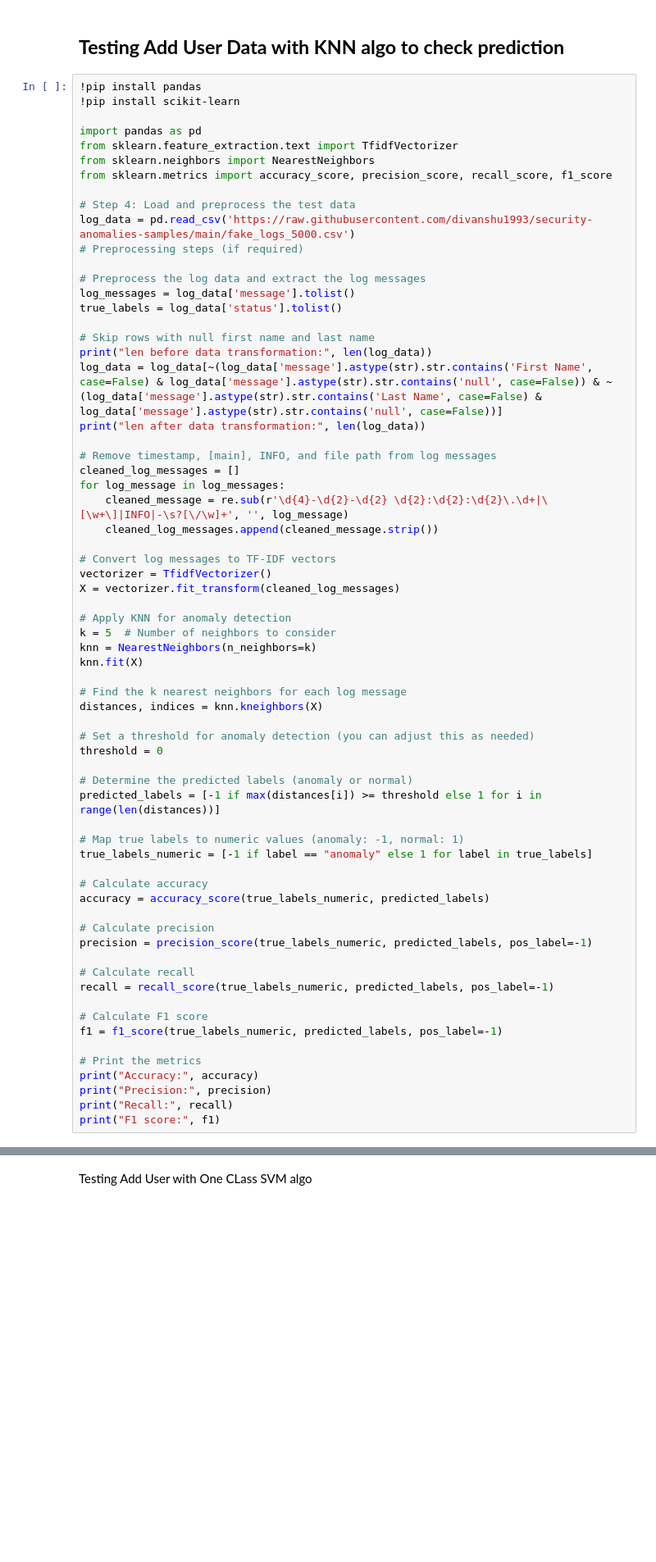
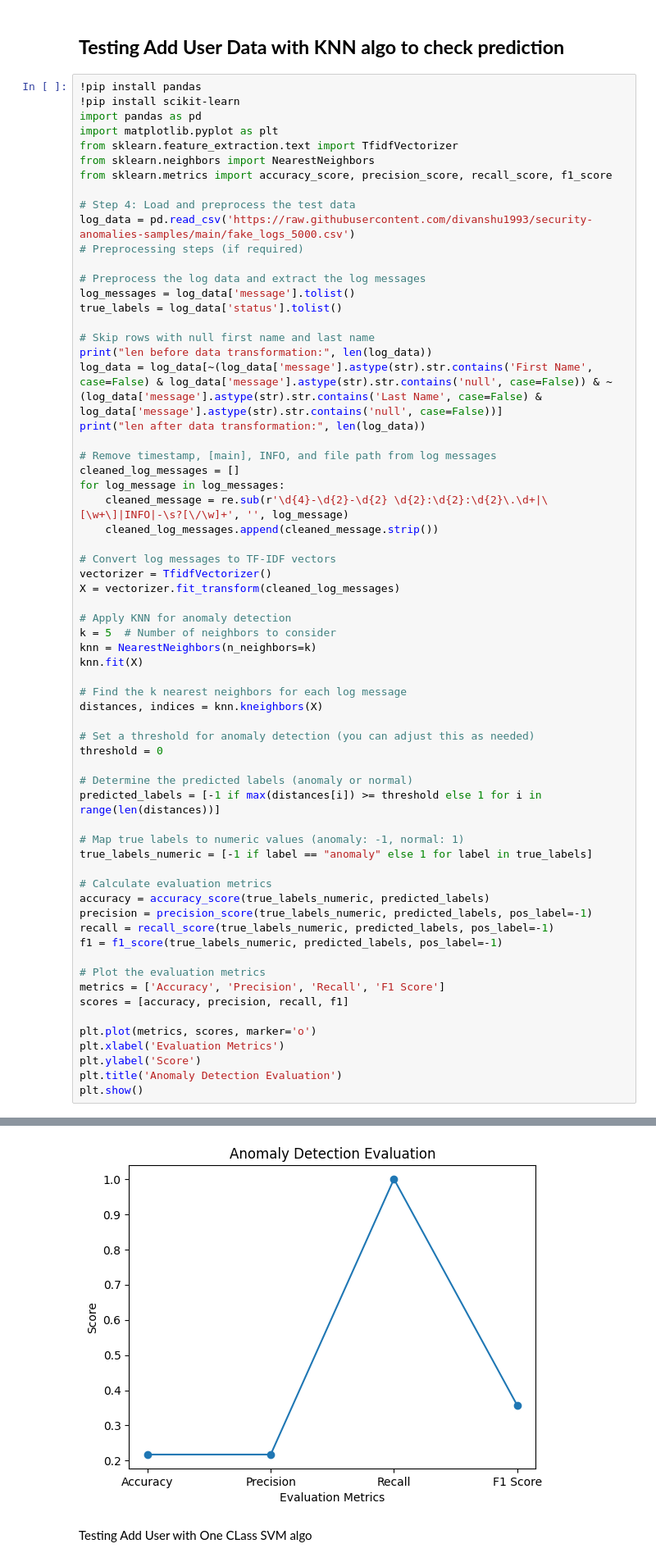
Before and after one commit to divanshu1993/security-anomalies-samples, a Jupyter notebook: script_security.ipynb, the cells around one changed output, grey strips where cells are left out. Shown at 82% size. Saved outputs shown, nothing was run; the diff lists cells and outputs as text; blank space fills up the shorter version.

```diff
--- a/script_security.ipynb
+++ b/script_security.ipynb
@@ -202,8 +197,8 @@ F1 score: 0.059806508355321024
 # %%
 !pip install pandas
 !pip install scikit-learn
-
 import pandas as pd
+import matplotlib.pyplot as plt
 from sklearn.feature_extraction.text import TfidfVectorizer
 from sklearn.neighbors import NearestNeighbors
 from sklearn.metrics import accuracy_score, precision_score, recall_score, f1_score
@@ -248,23 +243,21 @@ predicted_labels = [-1 if max(distances[i]) >= threshold else 1 for i in range(l
 # Map true labels to numeric values (anomaly: -1, normal: 1)
 true_labels_numeric = [-1 if label == "anomaly" else 1 for label in true_labels]
 
-# Calculate accuracy
+# Calculate evaluation metrics
 accuracy = accuracy_score(true_labels_numeric, predicted_labels)
-
-# Calculate precision
 precision = precision_score(true_labels_numeric, predicted_labels, pos_label=-1)
-
-# Calculate recall
 recall = recall_score(true_labels_numeric, predicted_labels, pos_label=-1)
-
-# Calculate F1 score
 f1 = f1_score(true_labels_numeric, predicted_labels, pos_label=-1)
 
-# Print the metrics
-print("Accuracy:", accuracy)
-print("Precision:", precision)
-print("Recall:", recall)
-print("F1 score:", f1)
+# Plot the evaluation metrics
+metrics = ['Accuracy', 'Precision', 'Recall', 'F1 Score']
+scores = [accuracy, precision, recall, f1]
+
+plt.plot(metrics, scores, marker='o')
+plt.xlabel('Evaluation Metrics')
+plt.ylabel('Score')
+plt.title('Anomaly Detection Evaluation')
+plt.show()
 # %% [output]
 Looking in indexes: https://pypi.org/simple, https://us-python.pkg.dev/colab-wheels/public/simple/
 Requirement already satisfied: pandas in /usr/local/lib/python3.10/dist-packages (1.5.3)
@@ -287,3 +276,4 @@ F1 score: 0.35715459175291603
+[figure, added]
 # %% [markdown]
 Testing Add User with One CLass SVM algo
 # %%
```
Also changed, not shown: parts of 4 cells of this notebook.
